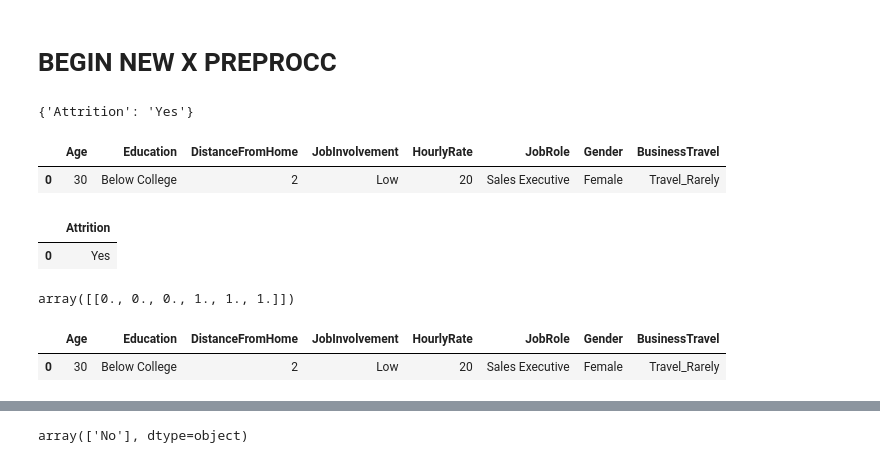
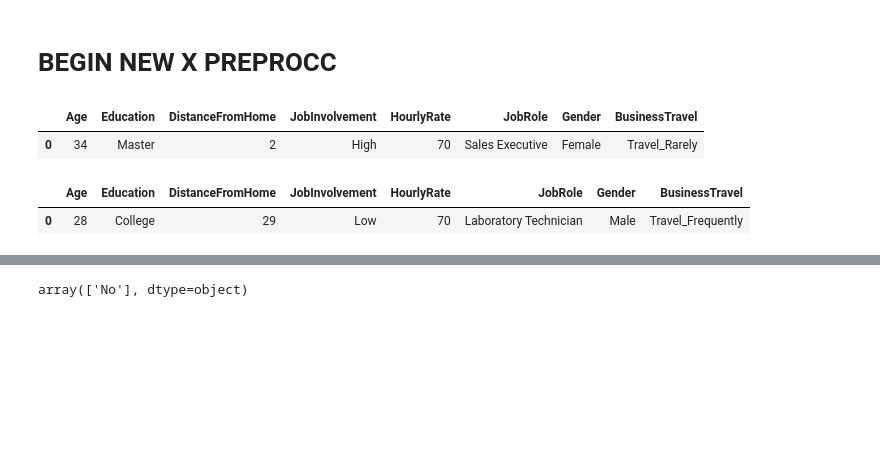
Before and after one commit to SanabuW/attrition_ML, a Jupyter notebook: ml_models/prediction_model3.ipynb, the cells around one changed output, grey strips where cells are left out. Drawn from its saved outputs; the diff is of its cells as text; code cells hidden in the pictures; blank space fills up the shorter version.

```diff
--- a/ml_models/prediction_model3.ipynb
+++ b/ml_models/prediction_model3.ipynb
@@ -636,41 +638,48 @@ array([0.2389037 , 0.20152886, 0.29763527, 0.03739662, 0.02191994,
 # %% [markdown]
 # BEGIN NEW X PREPROCC
 # %%
-data_new_X = {"Age": 30,
-                "Education": "Below College",
-                "DistanceFromHome": 2,
-                "JobInvolvement": "Low",
-                "HourlyRate": 20,
-                "JobRole": "Sales Executive",
-                "Gender": "Female",
-                "BusinessTravel": "Travel_Rarely"
-}
+data_new_X = {"Age": 34,
+    "Education": "Master",
+    "DistanceFromHome": 2,
+    "JobInvolvement": "High",
+    "HourlyRate": 70,
+    "JobRole": "Sales Executive",
+    "Gender": "Female",
+    "BusinessTravel": "Travel_Rarely"
+    }
+
+data_new_X_df = pd.DataFrame(data_new_X, index=[0])
+data_new_X_df
+# %% [output]
+|  | Age | Education | DistanceFromHome | JobInvolvement | HourlyRate | JobRole | Gender | BusinessTravel |
+| 0 | 34 | Master | 2 | High | 70 | Sales Executive | Female | Travel_Rarely |
-# %%
-data_new_y = {"Attrition" : "Yes"}
-data_new_y
-# %% [output]
-{'Attrition': 'Yes'}
-# %%
-data_new_X_df = pd.DataFrame(data_new_X, index=[0])
-data_new_X_df
-# %% [output]
-|  | Age | Education | DistanceFromHome | JobInvolvement | HourlyRate | JobRole | Gender | BusinessTravel |
-| 0 | 30 | Below College | 2 | Low | 20 | Sales Executive | Female | Travel_Rarely |
-# %%
-data_new_y_df = pd.DataFrame(data_new_y, index=[0])
-data_new_y_df
-# %% [output]
-|  | Attrition |
-| 0 | Yes |
-# %%
-pipeline_transformer(data_new_X_df)
-# %% [output]
-array([[0., 0., 0., 1., 1., 1.]])
-# %%
-data_new_X_df
-# %% [output]
-|  | Age | Education | DistanceFromHome | JobInvolvement | HourlyRate | JobRole | Gender | BusinessTravel |
-| 0 | 30 | Below College | 2 | Low | 20 | Sales Executive | Female | Travel_Rarely |
+# %%
+# Age                                    31
+# Education                         College
+# DistanceFromHome                       29
+# JobInvolvement                     Medium
+# HourlyRate                             71
+# JobRole             Laboratory Technician
+# Gender                               Male
+# BusinessTravel          Travel_Frequently
+# Name: 259, dtype: object
+
+
+data_new_X_yes = {"Age": 28,
+                "Education": "College",
+                "DistanceFromHome": 29,
+                "JobInvolvement": "Low",
+                "HourlyRate": 70,
+                "JobRole": "Laboratory Technician",
+                "Gender": "Male",
+                "BusinessTravel": "Travel_Frequently"
+}
+
+data_new_X_yes_df = pd.DataFrame(data_new_X_yes, index=[0])
+data_new_X_yes_df
+# %% [output]
+|  | Age | Education | DistanceFromHome | JobInvolvement | HourlyRate | JobRole | Gender | BusinessTravel |
+| 0 | 28 | College | 29 | Low | 70 | Laboratory Technician | Male | Travel_Frequently |
 # %%
 from sklearn.pipeline import make_pipeline
 # %%
```
Also changed, not shown: parts of 21 cells of this notebook, 1 other file.
